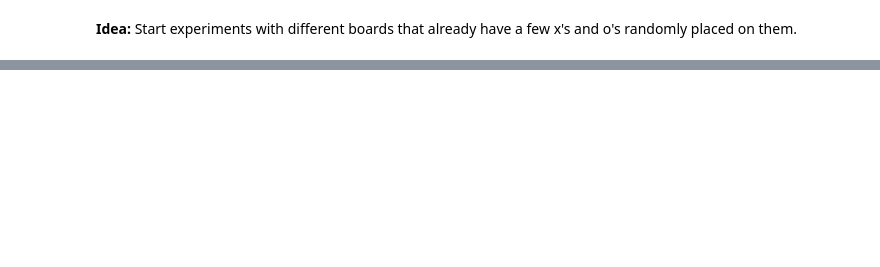
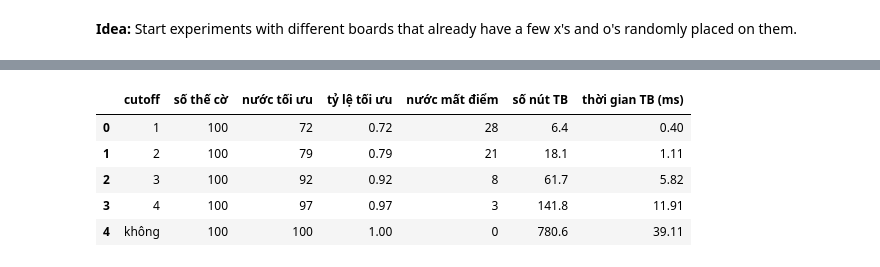
Before and after one commit to 10tothepowerof6/AdvancedAI-Repo, a Jupyter notebook: lab05_game_HuynhTanPhiHung_3124720026_DoXuanTrieu_3124720072_LeTanPhat_3124720050_LeNgocPhuc_3124720053/lab05 - game/tictactoe_heuristic_alpha_beta_tree_search.ipynb, the cells around one changed output, grey strips where cells are left out. Cells and saved outputs as stored; diff of their text form; code cells hidden in the pictures; blank space fills up the shorter version.

```diff
--- a/lab05_game_HuynhTanPhiHung_3124720026_DoXuanTrieu_3124720072_LeTanPhat_3124720050_LeNgocPhuc_3124720053/lab05 - game/tictactoe_heuristic_alpha_beta_tree_search.ipynb
+++ b/lab05_game_HuynhTanPhiHung_3124720026_DoXuanTrieu_3124720072_LeTanPhat_3124720050_LeNgocPhuc_3124720053/lab05 - game/tictactoe_heuristic_alpha_beta_tree_search.ipynb
@@ -480,0 +703,44 @@ __Idea:__ Start experiments with different boards that already have a few x's an
+# %%
+def random_position(rng, n_moves):
+    board, player = empty_board(), 'x'
+    for _ in range(n_moves):
+        board = result(board, player, int(rng.choice(actions(board))))
+        if terminal(board):
+            return None
+        player = other(player)
+    return board, player
+
+rng = np.random.default_rng(42)
+positions = []
+while len(positions) < 100:
+    p = random_position(rng, int(rng.integers(1, 7)))
+    if p is not None:
+        positions.append(p)
+
+# Giá trị chính xác của mọi nước ở mọi thế (tính một lần, dùng chung cho các cutoff).
+exact = []
+for board, player in positions:
+    values = {a: exact_move_value(board, player, a) for a in actions(board)}
+    exact.append((values, max(values.values())))
+
+rows = []
+for cutoff in (1, 2, 3, 4, None):
+    optimal = worse = 0
+    nodes, times = [], []
+    for (board, player), (values, best) in zip(positions, exact):
+        r = run_case(board, cutoff, player)
+        nodes.append(r['nodes']); times.append(r['ms'])
+        optimal += values[r['move']] == best
+        worse += values[r['move']] < best
+    rows.append({'cutoff': 'không' if cutoff is None else cutoff, 'số thế cờ': len(positions),
+                 'nước tối ưu': optimal, 'tỷ lệ tối ưu': optimal / len(positions), 'nước mất điểm': worse,
+                 'số nút TB': round(float(np.mean(nodes)), 1), 'thời gian TB (ms)': round(float(np.mean(times)), 2)})
+quality = pd.DataFrame(rows)
+quality
+# %% [output]
+|  | cutoff | số thế cờ | nước tối ưu | tỷ lệ tối ưu | nước mất điểm | số nút TB | thời gian TB (ms) |
+| 0 | 1 | 100 | 72 | 0.72 | 28 | 6.4 | 0.40 |
+| 1 | 2 | 100 | 79 | 0.79 | 21 | 18.1 | 1.11 |
+| 2 | 3 | 100 | 92 | 0.92 | 8 | 61.7 | 5.82 |
+| 3 | 4 | 100 | 97 | 0.97 | 3 | 141.8 | 11.91 |
+| 4 | không | 100 | 100 | 1.00 | 0 | 780.6 | 39.11 |
```
Also changed, not shown: parts of 34 cells of this notebook.
